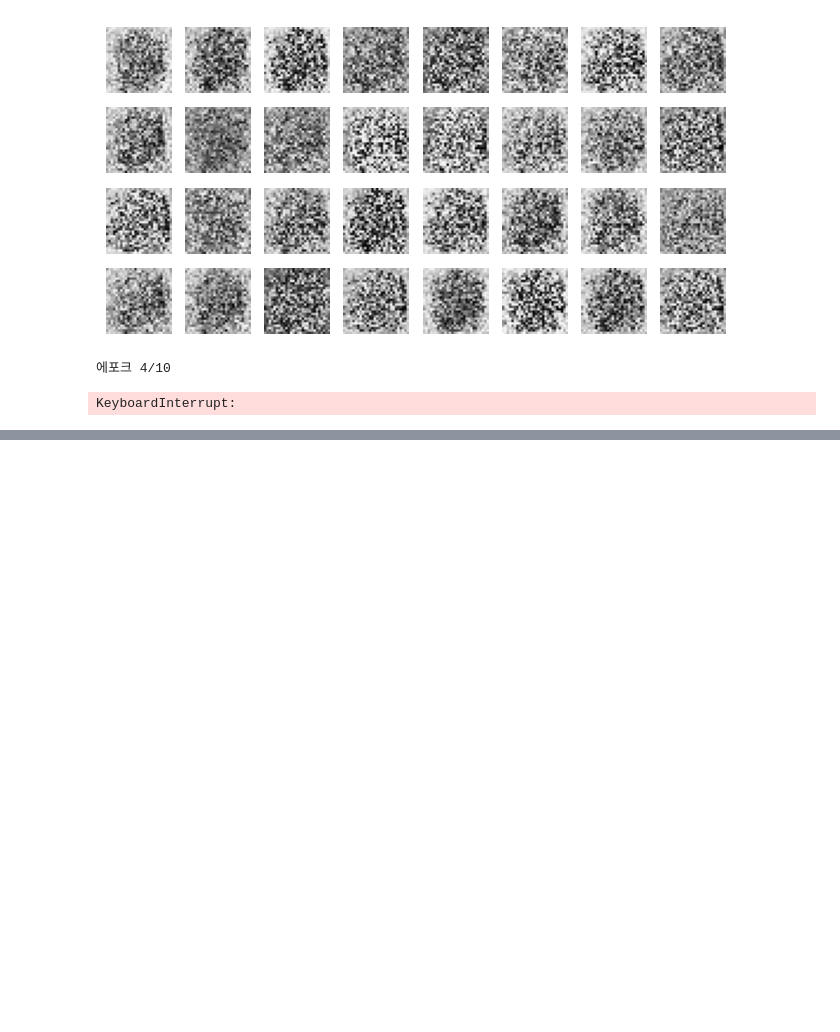
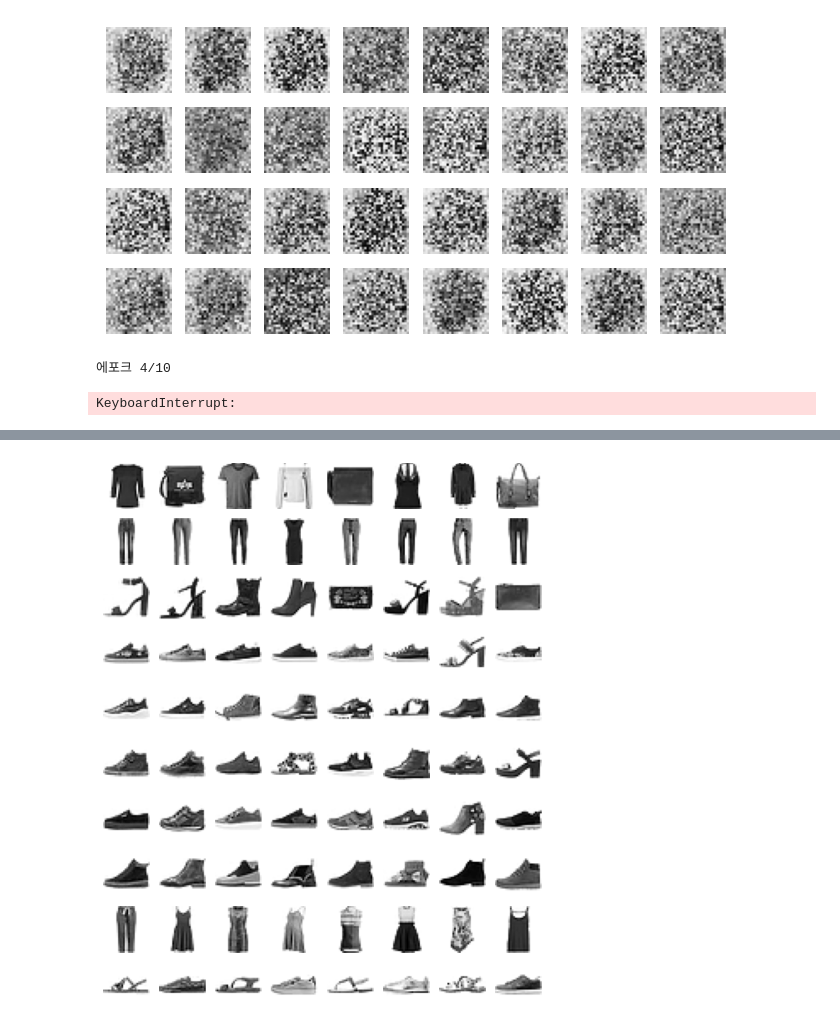
Before and after one commit to KJS-KR/py_handson_ml, a Jupyter notebook: src/ch_17/ex_17_1.ipynb, the cells around one changed output, grey strips where cells are left out. Saved outputs shown, nothing was run; the diff lists cells and outputs as text; code cells hidden in the pictures; blank space fills up the shorter version.

```diff
--- a/src/ch_17/ex_17_1.ipynb
+++ b/src/ch_17/ex_17_1.ipynb
@@ -786,0 +837,7 @@ ValueError: in user code:
+# %%
+hashes = hashing_encoder.predict(X_valid).round().astype(np.int32)
+hashes *= np.array([[2 ** bit for bit in range(16)]])
+hashes = hashes.sum(axis=1)
+for h in hashes[:5]:
+    print(f"{h:016b}")
+print("...")
@@ -786,0 +852,19 @@ ValueError: in user code:
+# %%
+from collections import Counter
+
+n_hashes = 10
+n_images = 8
+
+top_hashes = Counter(hashes).most_common(n_hashes)
+
+plt.figure(figsize=(n_images, n_hashes))
+for hash_index, (image_hash, hash_count) in enumerate(top_hashes):
+    indices = (hashes == image_hash)
+    for index, image in enumerate(X_valid[indices][:n_images]):
+        plt.subplot(n_hashes, n_images, hash_index * n_images + index + 1)
+        plt.imshow(image, cmap="binary")
+        plt.axis("off")
+
+plt.show()
+# %% [output]
+[figure, added]
```
Also changed, not shown: parts of 5 cells of this notebook.
